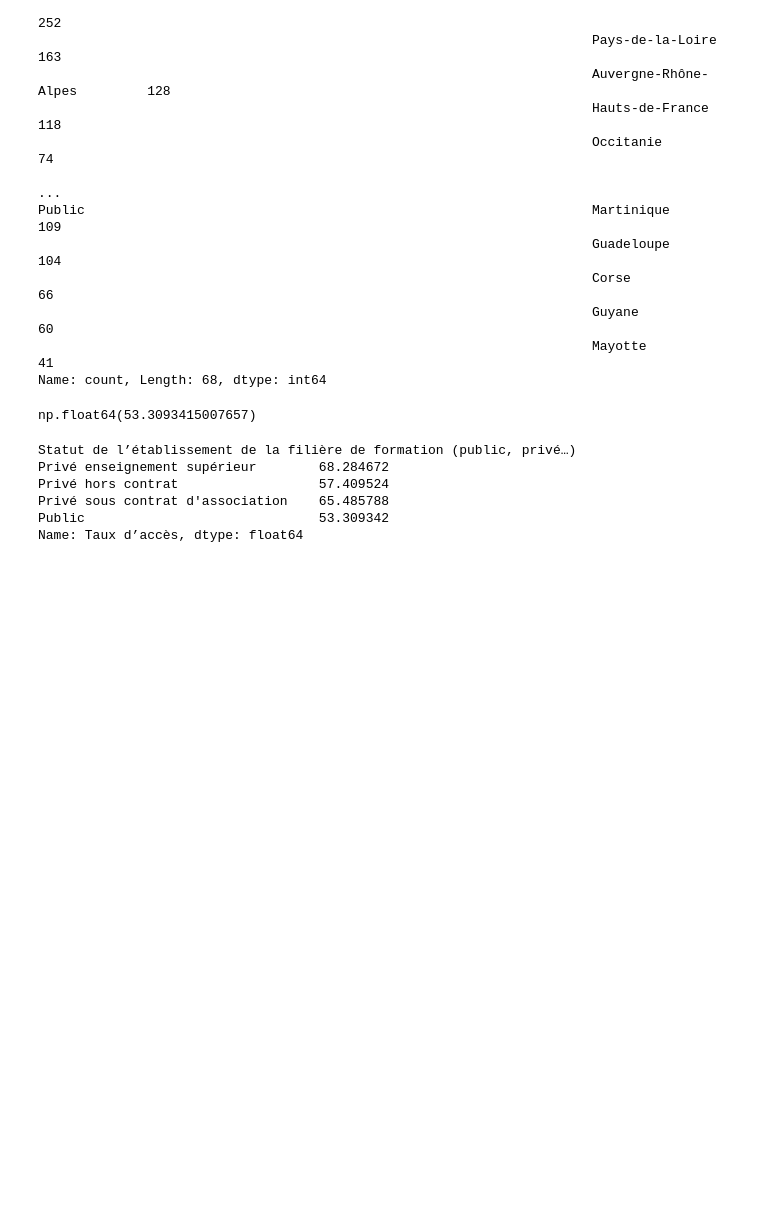
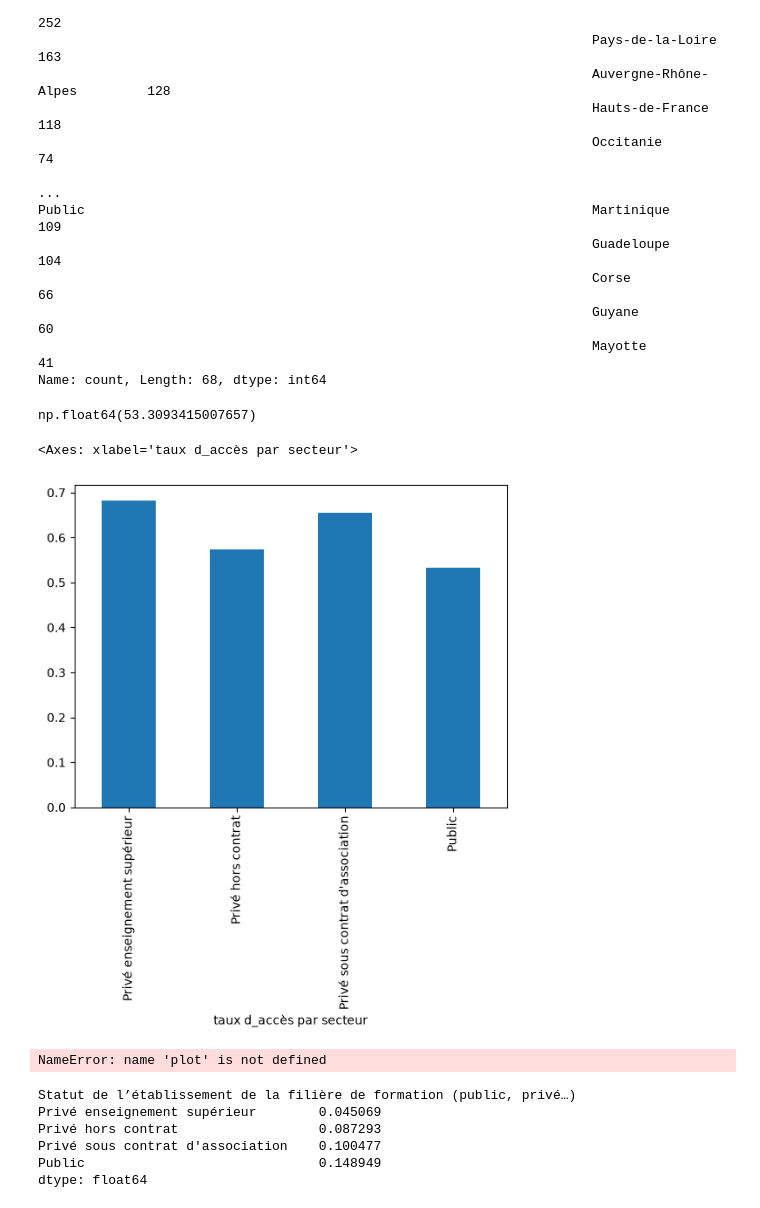
Before and after one commit to BenGrlt/PandasTP, a Jupyter notebook: TP_pandas.ipynb, the cells around one changed output. Drawn from its saved outputs; the diff is of its cells as text; code cells hidden in the pictures; blank space fills up the shorter version.

```diff
--- a/TP_pandas.ipynb
+++ b/TP_pandas.ipynb
@@ -68,11 +66,23 @@ tab=df[df['Statut de l’établissement de la filière de formation (public, pri
 # %% [output]
 np.float64(53.3093415007657)
 # %%
-df.groupby(['Statut de l’établissement de la filière de formation (public, privé…)'])['Taux d’accès'].mean()  #taux d'accès par secteur
+B=df.groupby(['Statut de l’établissement de la filière de formation (public, privé…)'])['Taux d’accès'].mean()*0.01  #taux d'accès par secteur
+B.plot(kind='bar', xlabel='taux d_accès par secteur')
 # %% [output]
-Statut de l’établissement de la filière de formation (public, privé…)
-Privé enseignement supérieur        68.284672
-Privé hors contrat                  57.409524
-Privé sous contrat d'association    65.485788
-Public                              53.309342
-Name: Taux d’accès, dtype: float64
+<Axes: xlabel='taux d_accès par secteur'>
+[figure, added]
+# %%
+help(plot())
+# %% [output]
+NameError: name 'plot' is not defined
+# %%
+a=df.groupby(['Statut de l’établissement de la filière de formation (public, privé…)'])['Dont effectif des candidats boursiers néo bacheliers généraux classés par l’établissement'].sum()
+b=df.groupby(['Statut de l’établissement de la filière de formation (public, privé…)'])['Effectif des candidats néo bacheliers généraux classés par l’établissement'].sum()
+print(a/b)                  #pourcentage de boursiers classés par les établissements
+# %% [output]
+Statut de l’établissement de la filière de formation (public, privé…)
+Privé enseignement supérieur        0.045069
+Privé hors contrat                  0.087293
+Privé sous contrat d'association    0.100477
+Public                              0.148949
+dtype: float64
```
Also changed, not shown: parts of 2 cells of this notebook.
